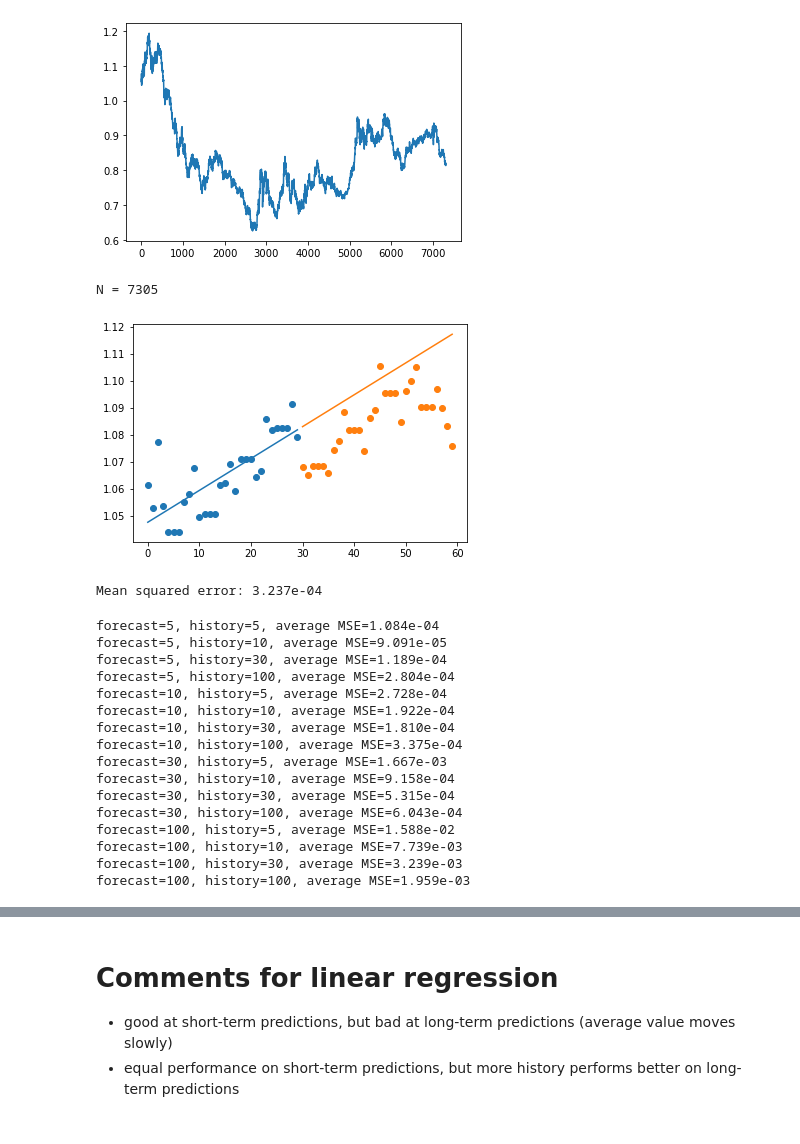
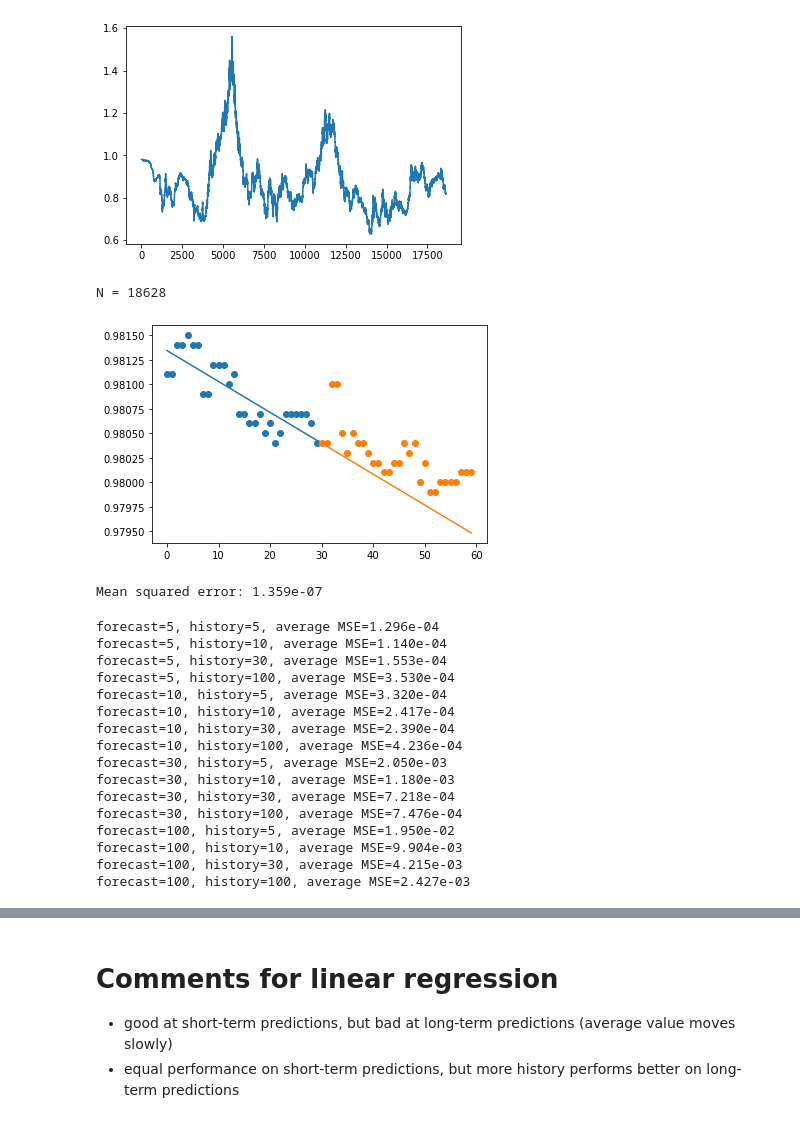
Before and after one commit to kevinddchen/ECE247, a Jupyter notebook: Baseline_linreg.ipynb, the cells around one changed output, grey strips where cells are left out. Drawn from its saved outputs; the diff is of its cells as text; code cells hidden in the pictures.

```diff
--- a/Baseline_linreg.ipynb
+++ b/Baseline_linreg.ipynb
@@ -5,17 +5,17 @@ from sklearn import linear_model
 # %%
 import readcsv
 
-## get USD-EUR close price
-data = readcsv.get_data()[:,0]
+## get USD-EUR high price
+data = readcsv.get_data()[:,2]
 N = data.shape[0]
 
 plt.plot(data)
 plt.show()
 
 print("N = %d" % N)
 # %% [output]
-[figure, old version]
+[figure, new version]
-N = 7305
+N = 18628
 # %%
 ## Sample linear fit
 
@@ -43,8 +43,8 @@ y_pred = model.predict(X_val)
 MSE = np.mean(np.square(y_pred - y_val))
 print("Mean squared error: %.3e" % MSE)
 # %% [output]
-[figure, old version]
+[figure, new version]
-Mean squared error: 3.237e-04
+Mean squared error: 1.359e-07
 # %%
 ## calculate MSE plots
 
@@ -78,22 +78,22 @@ for forecast in forecast_list:
 
 streams = np.array(streams)
 # %% [output]
-forecast=5, history=5, average MSE=1.084e-04
-forecast=5, history=10, average MSE=9.091e-05
-forecast=5, history=30, average MSE=1.189e-04
-forecast=5, history=100, average MSE=2.804e-04
-forecast=10, history=5, average MSE=2.728e-04
-forecast=10, history=10, average MSE=1.922e-04
-forecast=10, history=30, average MSE=1.810e-04
-forecast=10, history=100, average MSE=3.375e-04
-forecast=30, history=5, average MSE=1.667e-03
-forecast=30, history=10, average MSE=9.158e-04
-forecast=30, history=30, average MSE=5.315e-04
-forecast=30, history=100, average MSE=6.043e-04
-forecast=100, history=5, average MSE=1.588e-02
-forecast=100, history=10, average MSE=7.739e-03
-forecast=100, history=30, average MSE=3.239e-03
-forecast=100, history=100, average MSE=1.959e-03
+forecast=5, history=5, average MSE=1.296e-04
+forecast=5, history=10, average MSE=1.140e-04
+forecast=5, history=30, average MSE=1.553e-04
+forecast=5, history=100, average MSE=3.530e-04
+forecast=10, history=5, average MSE=3.320e-04
+forecast=10, history=10, average MSE=2.417e-04
+forecast=10, history=30, average MSE=2.390e-04
+forecast=10, history=100, average MSE=4.236e-04
+forecast=30, history=5, average MSE=2.050e-03
+forecast=30, history=10, average MSE=1.180e-03
+forecast=30, history=30, average MSE=7.218e-04
+forecast=30, history=100, average MSE=7.476e-04
+forecast=100, history=5, average MSE=1.950e-02
+forecast=100, history=10, average MSE=9.904e-03
+forecast=100, history=30, average MSE=4.215e-03
+forecast=100, history=100, average MSE=2.427e-03
 # %%
 plt.plot(np.log10(streams[0]), alpha=.5, label="h=5")
 plt.plot(np.log10(streams[1]), alpha=.5, label="h=10")
```
Also changed, not shown: parts of 3 cells of this notebook, 1 other file.
